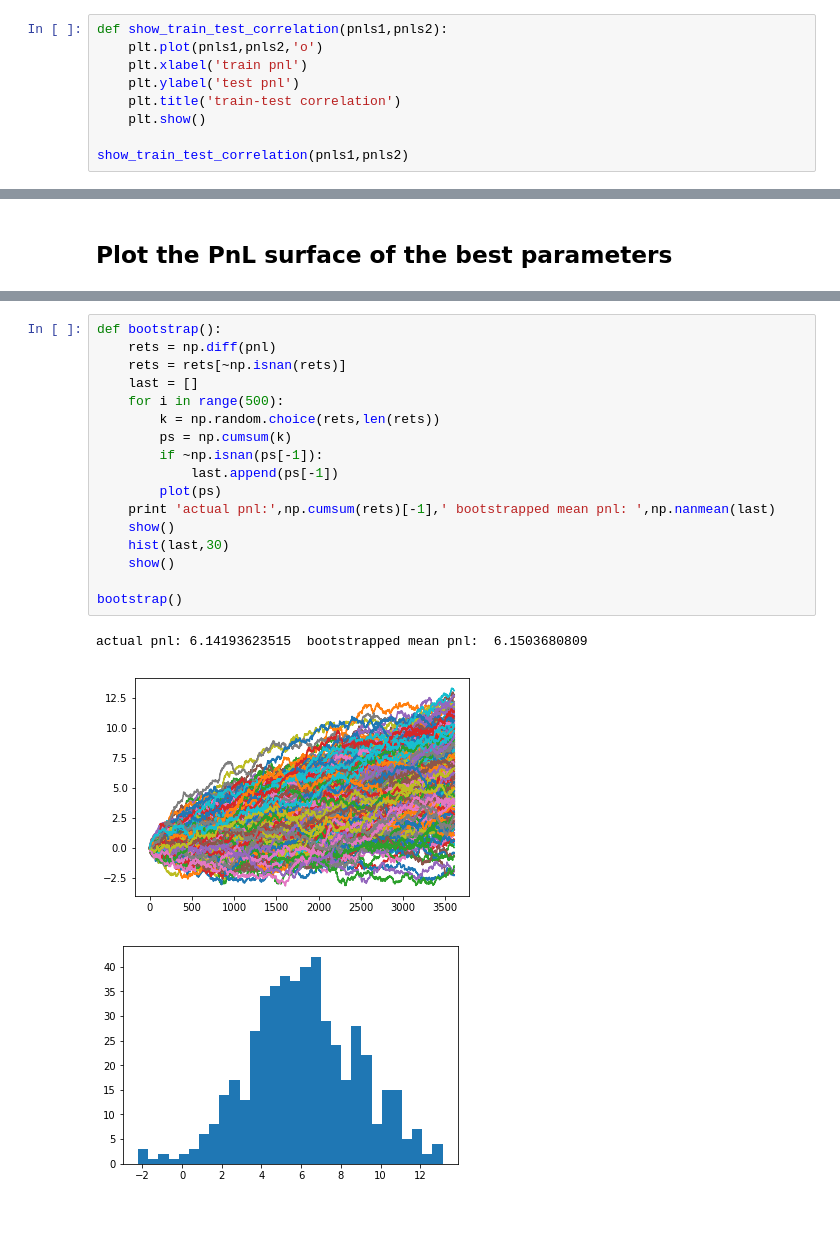
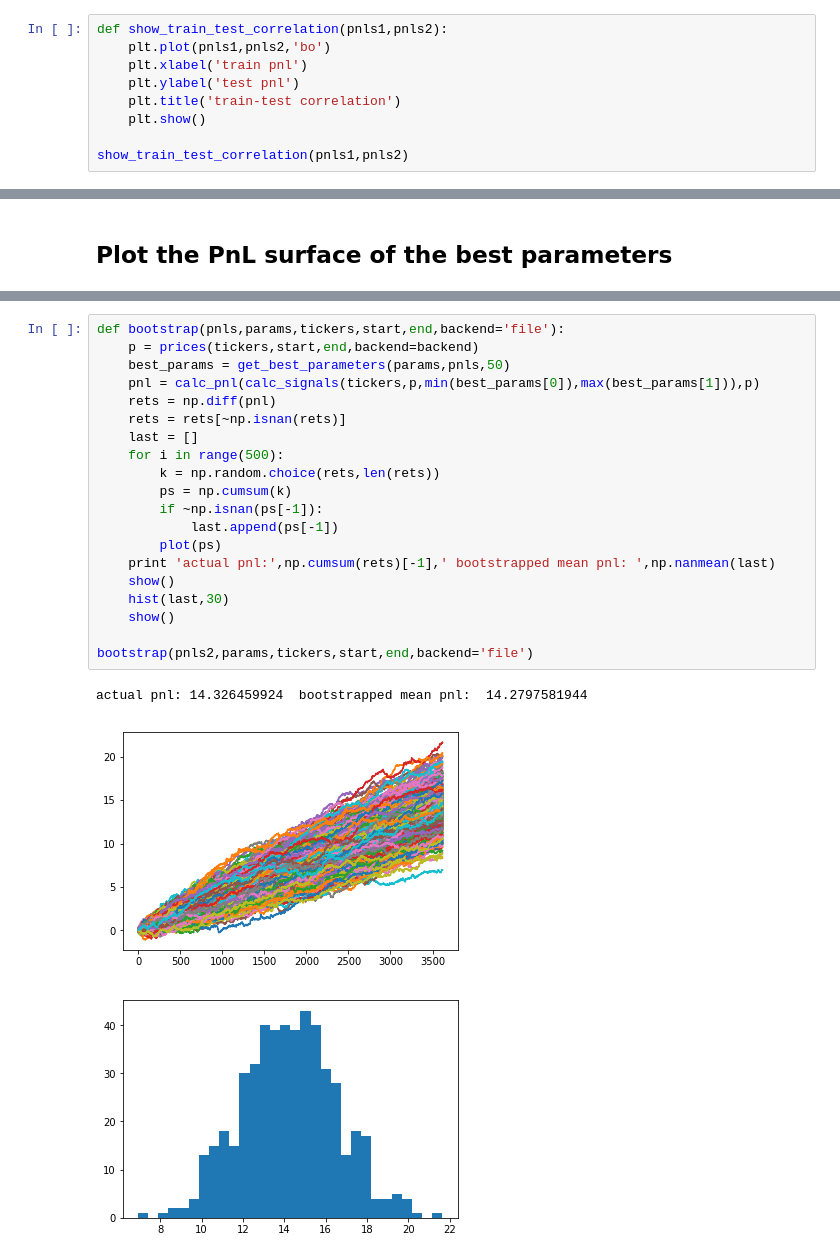
Before and after one commit to aaaquants/QuantBasics1-4, a Jupyter notebook: quant_basics.ipynb, the cells around one changed output, grey strips where cells are left out. Drawn from its saved outputs; the diff is of its cells as text; blank space fills up the shorter version.

```diff
--- a/quant_basics.ipynb
+++ b/quant_basics.ipynb
@@ -282,6 +280,6 @@ plot_pnl_hist(pnls1,pnls2)
 # %%
 def show_train_test_correlation(pnls1,pnls2):
-    plt.plot(pnls1,pnls2,'o')
+    plt.plot(pnls1,pnls2,'bo')
     plt.xlabel('train pnl')
     plt.ylabel('test pnl')
     plt.title('train-test correlation')
@@ -448,24 +463,27 @@ plt.show()
 # %%
-def bootstrap():
+def bootstrap(pnls,params,tickers,start,end,backend='file'):
+    p = prices(tickers,start,end,backend=backend)
+    best_params = get_best_parameters(params,pnls,50)
+    pnl = calc_pnl(calc_signals(tickers,p,min(best_params[0]),max(best_params[1])),p)
     rets = np.diff(pnl)
     rets = rets[~np.isnan(rets)]
     last = []
     for i in range(500):
         k = np.random.choice(rets,len(rets))
         ps = np.cumsum(k)
         if ~np.isnan(ps[-1]):
             last.append(ps[-1])
         plot(ps)
     print 'actual pnl:',np.cumsum(rets)[-1],' bootstrapped mean pnl: ',np.nanmean(last)
     show()
     hist(last,30)
     show()
 
-bootstrap()
+bootstrap(pnls2,params,tickers,start,end,backend='file')
 # %% [output]
-actual pnl: 6.14193623515  bootstrapped mean pnl:  6.1503680809
+actual pnl: 14.326459924  bootstrapped mean pnl:  14.2797581944
-[figure, old version]
+[figure, new version]
-[figure, old version]
+[figure, new version]
 # %%
 ddwns1,ddwns2 = cPickle.load(open('ddwns.pick'))
 plt.plot(np.array(pnls1),ddwns1,'bo')
```
Also changed, not shown: parts of 29 cells of this notebook, 4 other files.
